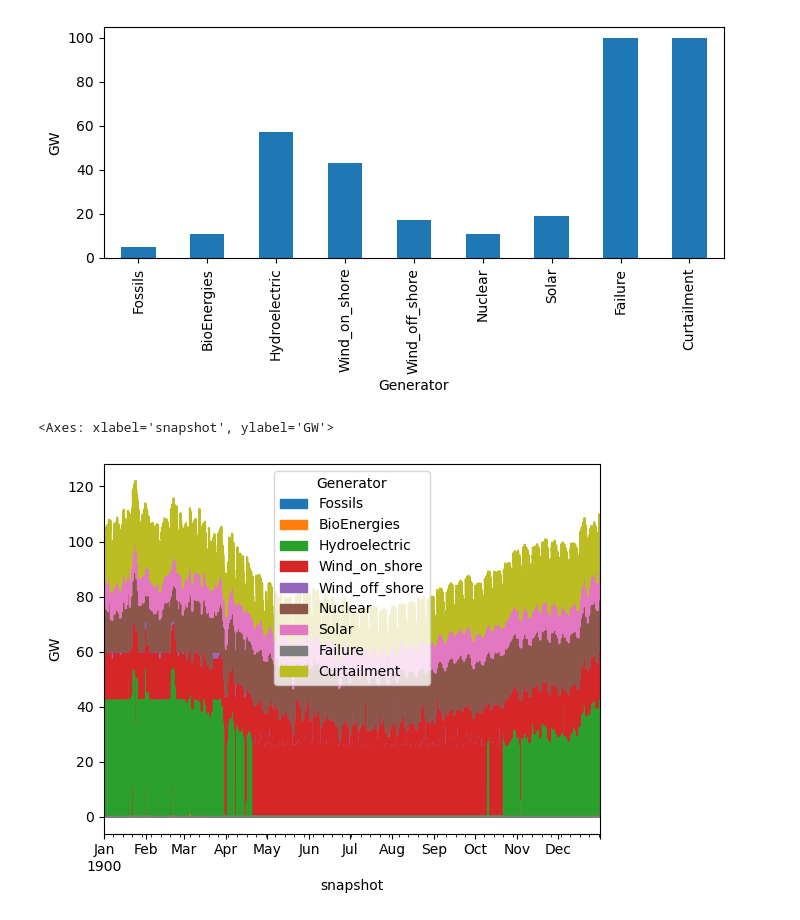
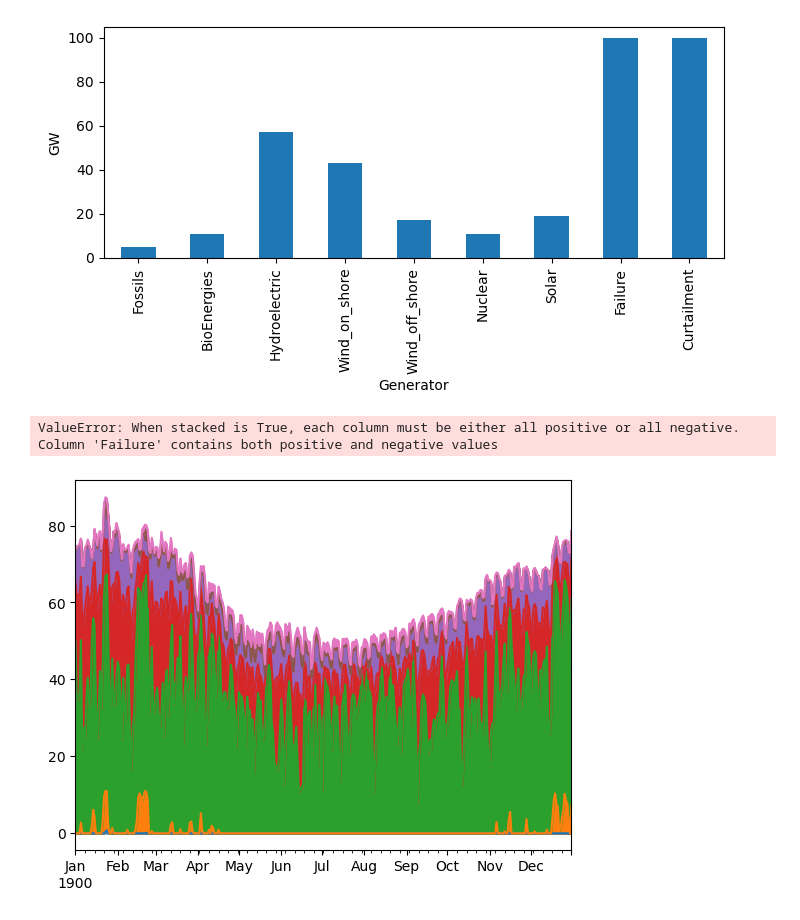
Before and after one commit to mikolaj2268/ATHENS-Planning-the-European-electricity-system, a Jupyter notebook: toy_example.ipynb, the cells around one changed output. Saved outputs shown, nothing was run; the diff lists cells and outputs as text; code cells hidden in the pictures.

Commit message:
it works (except failure problem)

```diff
--- a/toy_example.ipynb
+++ b/toy_example.ipynb
@@ -13,10 +10,10 @@ import pypsa
 import pandas as pd
 from dataclasses import dataclass
 # %%
-full_demand = pd.read_csv("./data/demand_2025_scandinavia.csv", sep=";", index_col=1, parse_dates=True).groupby(pd.Grouper(key="climatic_year"))
-full_wind_on_shore = pd.read_csv("./data/capa_factor_2025_scandinavia_onshore.csv", index_col=1, parse_dates=True, sep=";").groupby(pd.Grouper(key="climatic_year"))
-full_solar = pd.read_csv("./data/capa_factor_2025_scandinavia_solar.csv", index_col=1, parse_dates=True, sep=";").groupby(pd.Grouper(key="climatic_year"))
-full_wind_off_shore = pd.read_csv("./data/capa_factor_2025_scandinavia_offshore.csv", index_col=1, parse_dates=True, sep=";").groupby(pd.Grouper(key="climatic_year"))
+full_demand = pd.read_csv("./data/demand_2030_scandinavia.csv", sep=";", index_col=1, parse_dates=True).groupby(pd.Grouper(key="climatic_year"))
+full_wind_on_shore = pd.read_csv("./data/capa_factor_2030_scandinavia_onshore.csv", index_col=1, parse_dates=True, sep=";").groupby(pd.Grouper(key="climatic_year"))
+full_solar = pd.read_csv("./data/capa_factor_2030_scandinavia_solar.csv", index_col=1, parse_dates=True, sep=";").groupby(pd.Grouper(key="climatic_year"))
+full_wind_off_shore = pd.read_csv("./data/capa_factor_2030_scandinavia_offshore.csv", index_col=1, parse_dates=True, sep=";").groupby(pd.Grouper(key="climatic_year"))
 # %%
 climatic_year = 2000
 time_horizon_in_hours = 365 * 24
@@ -83,13 +96,13 @@ generators = [
      "committable": True, "min_up_time": 1, "min_down_time": 1},
     {"name": "Hydroelectric", "carrier":"Hydro", "p_nom": 57000, "p_min_pu": 0, "p_max_pu": 1, "marginal_cost": hydro_marginal_costs, "efficiency": 1, "committable": True,
      "min_up_time": 1, "min_down_time": 1},
-    {"name": "Wind_on_shore", "carrier": "Wind_on_shore", "p_nom": 43000, "p_min_pu":0, "p_max_pu": 1, "marginal_cost": wind_marginal_costs, "efficiency":1, "committable": False,
+    {"name": "Wind_on_shore", "carrier": "Wind_on_shore", "p_nom": 43000, "p_min_pu":wind_on_shore.value, "p_max_pu": wind_on_shore.value, "marginal_cost": wind_marginal_costs, "efficiency":1, "committable": False,
      "min_up_time": 1, "min_down_time": 1},
-    {"name": "Wind_off_shore", "carrier": "Wind_off_shore", "p_nom": 17000, "p_min_pu":0, "p_max_pu": 1, "marginal_cost": wind_marginal_costs, "efficiency":1, "committable": False,
+    {"name": "Wind_off_shore", "carrier": "Wind_off_shore", "p_nom": 17000, "p_min_pu":wind_off_shore.value, "p_max_pu": wind_off_shore.value, "marginal_cost": wind_marginal_costs, "efficiency":1, "committable": False,
      "min_up_time": 1, "min_down_time": 1},
     {"name": "Nuclear", "carrier": "Nuclear", "p_nom": 11000, "p_min_pu":0, "p_max_pu": 1, "marginal_cost": nuclear_marginal_costs, "efficiency":1, "committable": True,
      "min_up_time": 24, "min_down_time": 24},
-    {"name": "Solar", "carrier": "Solar", "p_nom": 19000, "p_min_pu":0, "p_max_pu": 1, "marginal_cost": solar_marginal_costs, "efficiency":1, "committable": False,
+    {"name": "Solar", "carrier": "Solar", "p_nom": 19000, "p_min_pu":solar.value, "p_max_pu": solar.value, "marginal_cost": solar_marginal_costs, "efficiency":1, "committable": False,
      "min_up_time": 1, "min_down_time": 1},
     {"name": "Failure", "carrier": "Failure", "p_nom": 100000, "p_min_pu":0, "p_max_pu": 1, "marginal_cost": 100000, "efficiency":1, "committable": True,
      "min_up_time": 1, "min_down_time": 1},
@@ -121,7 +134,7 @@ for generator in fictive_generator:
 #'carrier', "AC" ??
 
 loads = [
-    {"name": "Scandinavia-load", "bus": "Scandinavia", "carrier": "AC","p_set": demand[0:time_horizon_in_hours]["value"].values*1.5},
+    {"name": "Scandinavia-load", "bus": "Scandinavia", "carrier": "AC","p_set": demand[0:time_horizon_in_hours]["value"].values*1},
     {"name": "Curtailment-load", "bus": "Curtailment", "carrier": "AC","p_set": 10000},
 ]
 # %%
@@ -190,7 +203,7 @@ network.generators.p_nom_opt.div(1e3).plot.bar(ylabel="GW", figsize=(8, 3))
 <Axes: xlabel='Generator', ylabel='GW'>
 [figure]
 # %%
-network.generators_t.p.div(1e3).plot.area(subplots=False, ylabel="GW")
+network.generators_t.p.resample('D').mean().div(1e3).plot.area(subplots=False, ylabel="GW")
 # %% [output]
-<Axes: xlabel='snapshot', ylabel='GW'>
+ValueError: When stacked is True, each column must be either all positive or all negative. Column 'Failure' contains both positive and negative values
-[figure, old version]
+[figure, new version]
```
Also changed, not shown: parts of 16 cells of this notebook, 4 other files.
